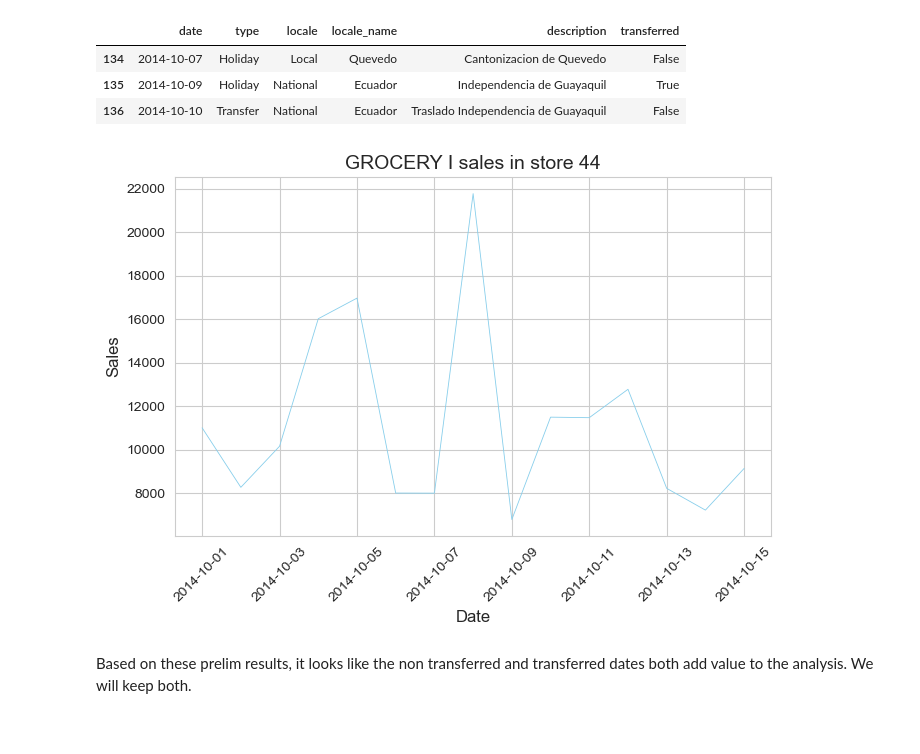
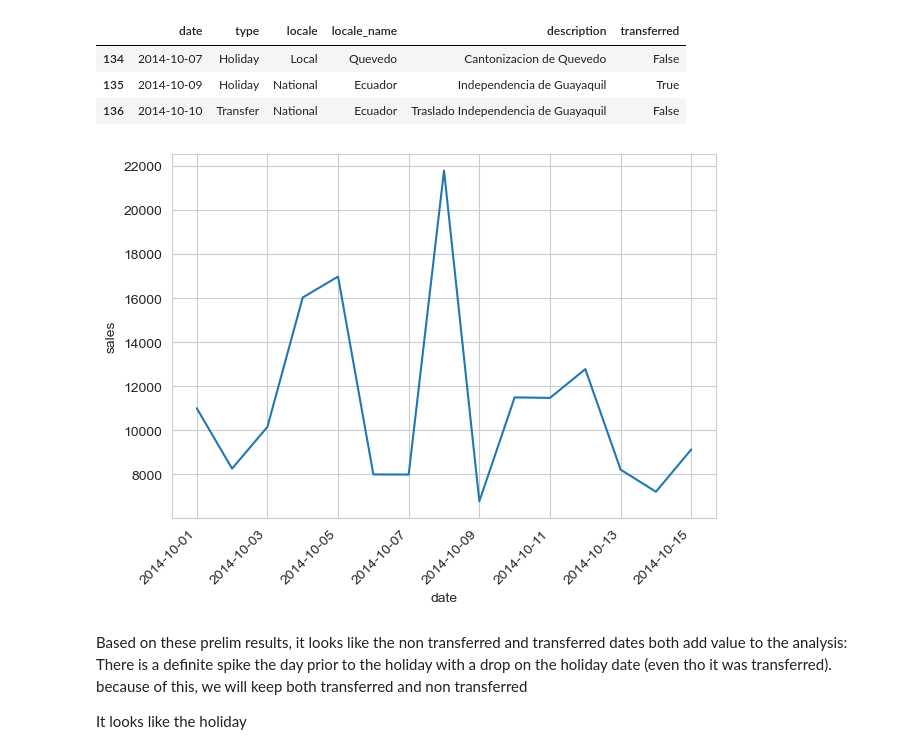
Before and after one commit to alfredoh90/urban-octo-chainsaw, a Jupyter notebook: SARIMA/store sales.ipynb, the cells around one changed output. Drawn from its saved outputs; the diff is of its cells as text; code cells hidden in the pictures.

```diff
--- a/SARIMA/store sales.ipynb
+++ b/SARIMA/store sales.ipynb
@@ -10,7 +10,8 @@ import os
 from datetime import date
 from dateutil.relativedelta import relativedelta
 # %%
-folder_path = 'C:/Users/Alfredo/Downloads/store-sales-time-series-forecasting/'
+#folder_path = 'C:/Users/Alfredo/Downloads/store-sales-time-series-forecasting/'
+folder_path = 'store-sales-time-series-forecasting/'
 datasets = {}
 
 for file in os.listdir(folder_path):
@@ -317,8 +319,13 @@ df2[(df2['date']>'2014-10-01') & (df2['date']<'2014-10-15')]
 | 136 | 2014-10-10 | Transfer | National | Ecuador | Traslado Independencia de Guayaquil | False |
 # %%
 t_df = cross_section(df, 44, 'GROCERY I')
-my_plot('GROCERY I sales in store 44', t_df.loc['2014-10-01':'2014-10-15','sales'], 'skyblue',0.6)
+sns.lineplot(t_df.loc['2014-10-01':'2014-10-15','sales'])
+plt.xticks(rotation=45, ha='right')
+plt.tight_layout()
+plt.show()
 # %% [output]
-[figure, old version]
+[figure, new version]
 # %% [markdown]
-Based on these prelim results, it looks like the non transferred and transferred dates both add value to the analysis. We will keep both.
+Based on these prelim results, it looks like the non transferred and transferred dates both add value to the analysis: There is a definite spike the day prior to the holiday with a drop on the holiday date (even tho it was transferred). because of this, we will keep both transferred and non transferred
+
+It looks like the holiday
```
Also changed, not shown: parts of 124 cells of this notebook.
